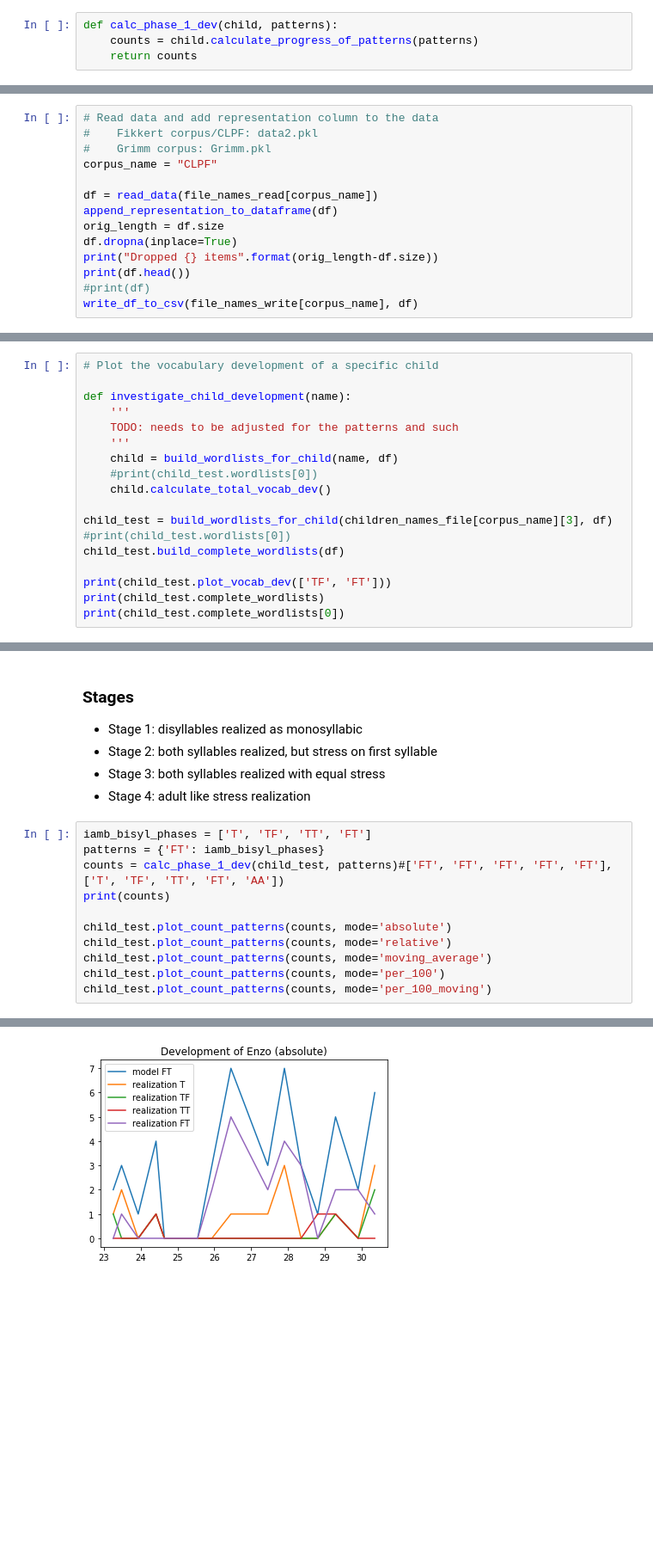
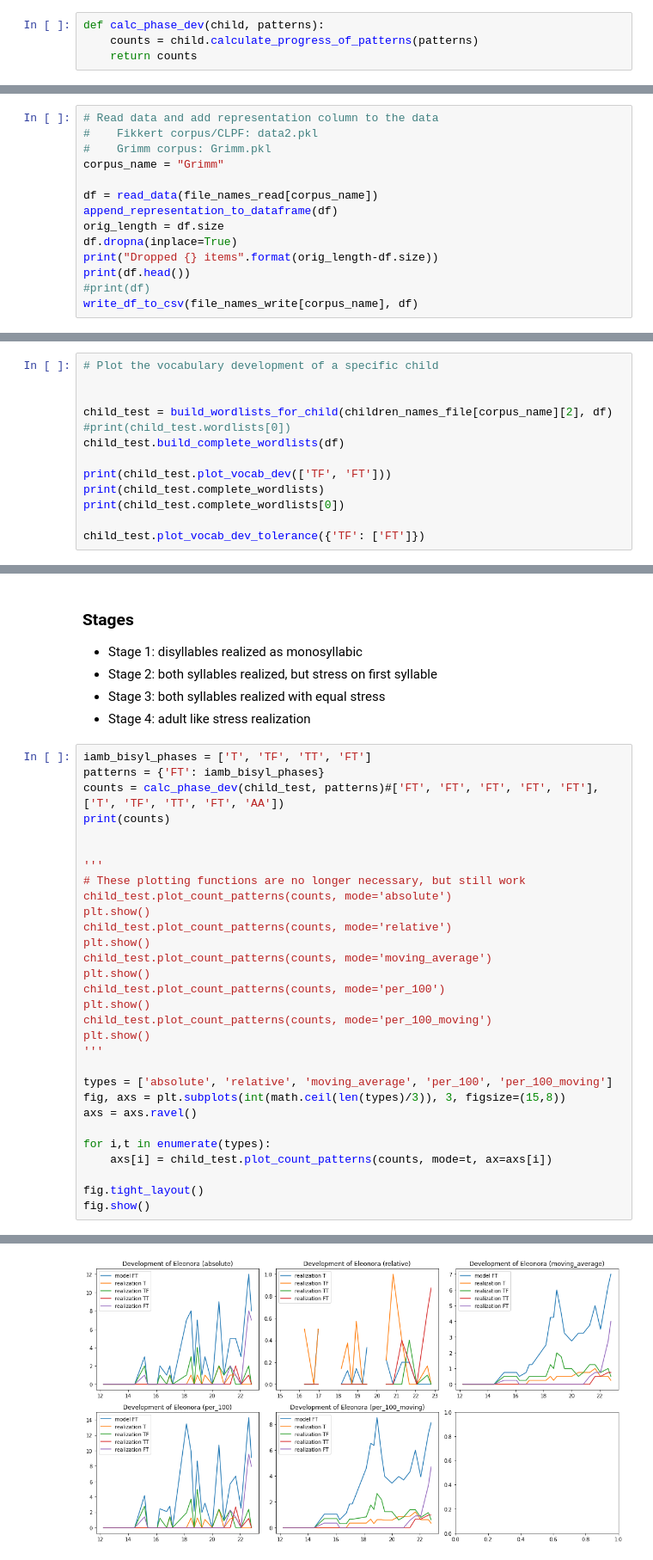
Before and after one commit to NienkeWessel/ThesisLinguistics, a Jupyter notebook: ProcessData.ipynb, the cells around one changed output, grey strips where cells are left out. Shown at 86% size. Drawn from its saved outputs; the diff is of its cells as text; blank space fills up the shorter version.

Commit message:
Added mass plotting functionality for developments and added tolerance line to plot

```diff
--- a/ProcessData.ipynb
+++ b/ProcessData.ipynb
@@ -872,7 +965,7 @@ This part of the code goes through the phase development of the children
 
 In phase 1, the child truncates the bisyllabic word and produces it as monosyllabic. Only the stressed syllable of the adult target is produced.
 # %%
-def calc_phase_1_dev(child, patterns):
+def calc_phase_dev(child, patterns):
     counts = child.calculate_progress_of_patterns(patterns)
     return counts
 # %% [markdown]
@@ -917,7 +1010,7 @@ children_names_file = {
 # Read data and add representation column to the data
 #    Fikkert corpus/CLPF: data2.pkl
 #    Grimm corpus: Grimm.pkl
-corpus_name = "CLPF"
+corpus_name = "Grimm"
 
 df = read_data(file_names_read[corpus_name])
 append_representation_to_dataframe(df)
@@ -945,19 +1038,14 @@ Dropped 0 items
 # %%
 # Plot the vocabulary development of a specific child
 
-def investigate_child_development(name):
-    '''
-    TODO: needs to be adjusted for the patterns and such
-    '''
-    child = build_wordlists_for_child(name, df)
-    #print(child_test.wordlists[0])
-    child.calculate_total_vocab_dev()
 
-child_test = build_wordlists_for_child(children_names_file[corpus_name][3], df)
+child_test = build_wordlists_for_child(children_names_file[corpus_name][2], df)
 #print(child_test.wordlists[0])
 child_test.build_complete_wordlists(df)
 
 print(child_test.plot_vocab_dev(['TF', 'FT']))
 print(child_test.complete_wordlists)
 print(child_test.complete_wordlists[0])
+
+child_test.plot_vocab_dev_tolerance({'TF': ['FT']})
 # %% [output]
@@ -1036,12 +1106,31 @@ Tom :
 # %%
 iamb_bisyl_phases = ['T', 'TF', 'TT', 'FT']
 patterns = {'FT': iamb_bisyl_phases}
-counts = calc_phase_1_dev(child_test, patterns)#['FT', 'FT', 'FT', 'FT', 'FT'], ['T', 'TF', 'TT', 'FT', 'AA'])
+counts = calc_phase_dev(child_test, patterns)#['FT', 'FT', 'FT', 'FT', 'FT'], ['T', 'TF', 'TT', 'FT', 'AA'])
 print(counts)
 
+
+'''
+# These plotting functions are no longer necessary, but still work
 child_test.plot_count_patterns(counts, mode='absolute')
+plt.show()
 child_test.plot_count_patterns(counts, mode='relative')
+plt.show()
 child_test.plot_count_patterns(counts, mode='moving_average')
+plt.show()
 child_test.plot_count_patterns(counts, mode='per_100')
+plt.show()
 child_test.plot_count_patterns(counts, mode='per_100_moving')
+plt.show()
+'''
+
+types = ['absolute', 'relative', 'moving_average', 'per_100', 'per_100_moving']
+fig, axs = plt.subplots(int(math.ceil(len(types)/3)), 3, figsize=(15,8))
+axs = axs.ravel()
+
+for i,t in enumerate(types):
+    axs[i] = child_test.plot_count_patterns(counts, mode=t, ax=axs[i])
+
+fig.tight_layout()
+fig.show()
 # %% [output]
@@ -1049 +1143 @@ child_test.plot_count_patterns(counts, mode='per_100_moving')
-[figure, old version]
+[figure, new version]
```
Also changed, not shown: parts of 13 cells of this notebook.
